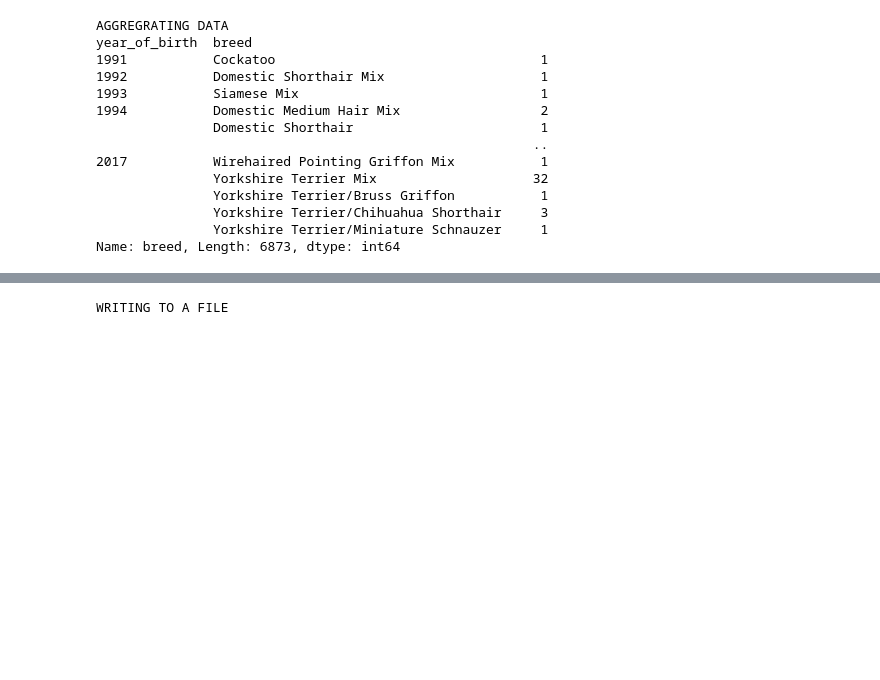
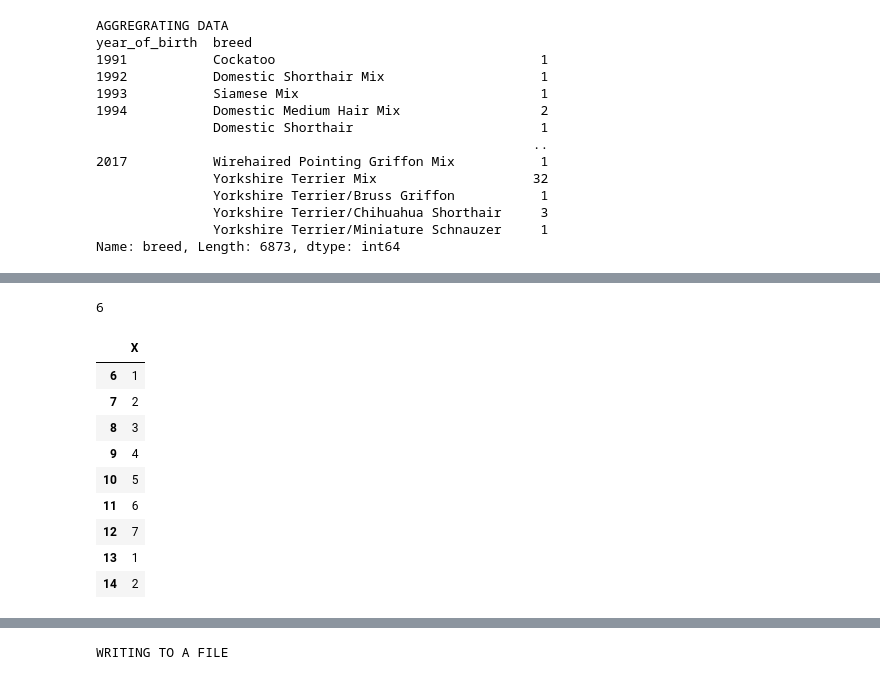
Before and after one commit to navneetkrc/Deep-Learning-Experiments-implemented-using-Google-Colab, a Jupyter notebook: Basics/Pandas_basics.ipynb, the cells around one changed output, grey strips where cells are left out. Cells and saved outputs as stored; diff of their text form; code cells hidden in the pictures; blank space fills up the shorter version.

Commit message:
addition of some important and commonly used pandas methods

```diff
--- a/Basics/Pandas_basics.ipynb
+++ b/Basics/Pandas_basics.ipynb
@@ -295,0 +352,4 @@ df.head()
+# %%
+df_ne = pd.DataFrame()
+df_ne['X'] = [0,0,0,0,0,0,1,2,3,4,5,6,7,1,2]
+df_ne['X'].ne(0)
@@ -295,0 +373,18 @@ df.head()
+# %%
+df_ne['X'].ne(0).idxmax() # So at index position 6, we have a first non-zero observation.
+# %% [output]
+6
+# %%
+#get the subset of the DataFrame to show only the values starting at when the item was first used:
+df_ne.loc[df_ne['X'].ne(0).idxmax():]
+# %% [output]
+|  | X |
+| 6 | 1 |
+| 7 | 2 |
+| 8 | 3 |
+| 9 | 4 |
+| 10 | 5 |
+| 11 | 6 |
+| 12 | 7 |
+| 13 | 1 |
+| 14 | 2 |
```
Also changed, not shown: parts of 24 cells of this notebook.
